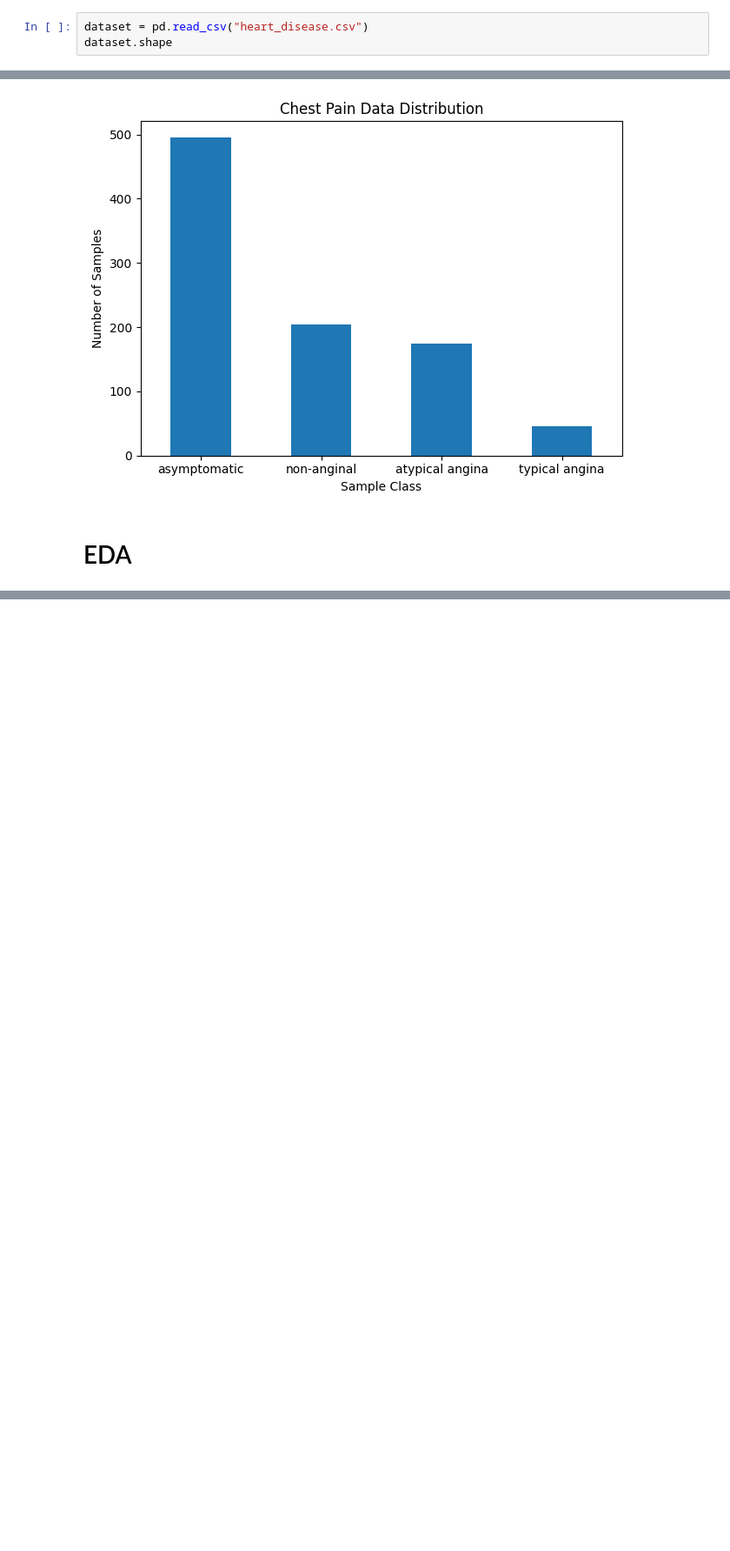
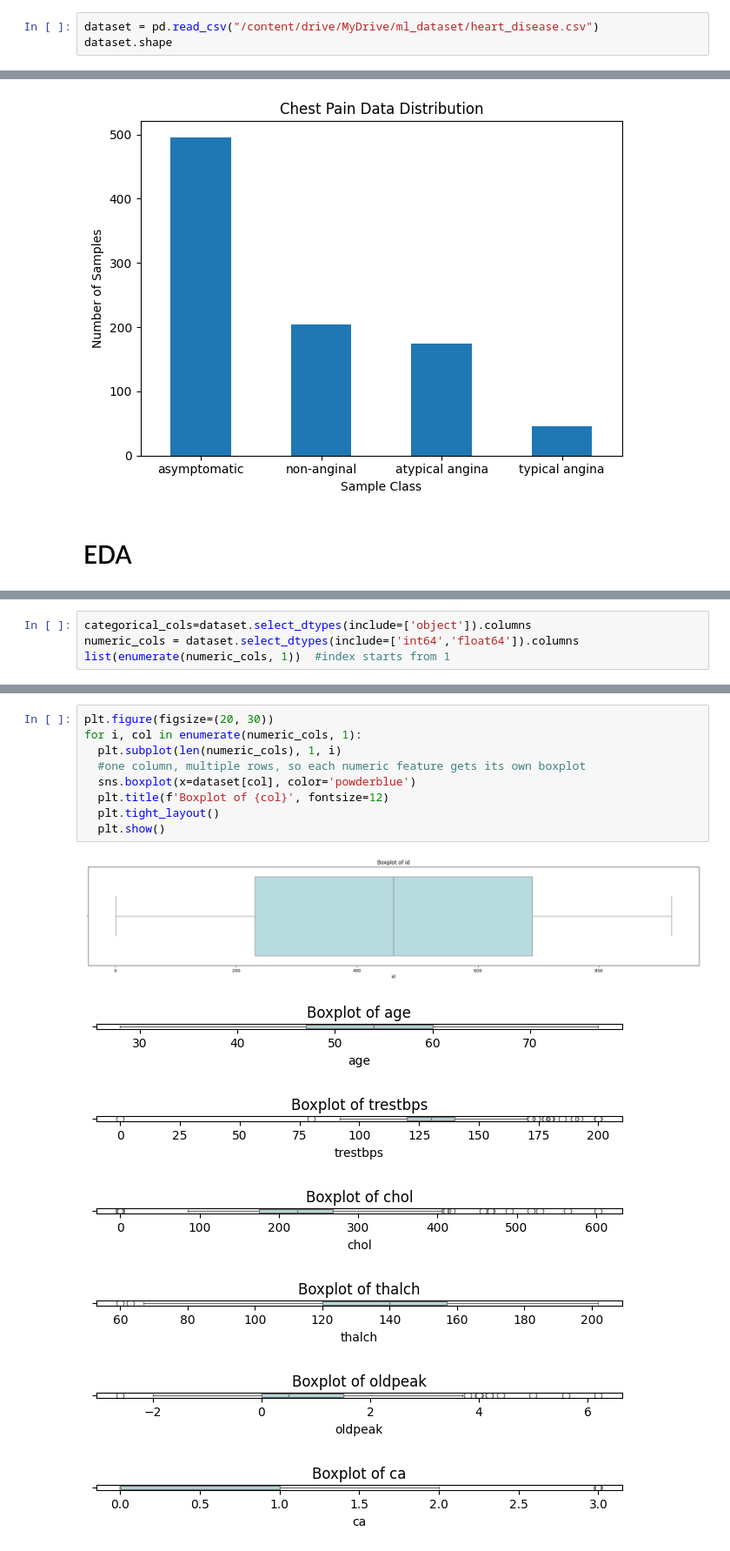
Before and after one commit to AdibOmi/Heart-Disease-ML-Analysis, a Jupyter notebook: Heart_Disease_Analysis.ipynb, the cells around one changed output, grey strips where cells are left out. Shown at 87% size. Saved outputs shown, nothing was run; the diff lists cells and outputs as text; blank space fills up the shorter version.

```diff
--- a/Heart_Disease_Analysis.ipynb
+++ b/Heart_Disease_Analysis.ipynb
@@ -9,5 +14,5 @@ import seaborn as sns
 # %%
-dataset = pd.read_csv("heart_disease.csv")
+dataset = pd.read_csv("/content/drive/MyDrive/ml_dataset/heart_disease.csv")
 dataset.shape
 # %% [output]
 (920, 16)
@@ -114,0 +128,4 @@ plt.show()
+# %%
+categorical_cols=dataset.select_dtypes(include=['object']).columns
+numeric_cols = dataset.select_dtypes(include=['int64','float64']).columns
+list(enumerate(numeric_cols, 1))  #index starts from 1
@@ -114,0 +141,17 @@ plt.show()
+# %%
+plt.figure(figsize=(20, 30))
+for i, col in enumerate(numeric_cols, 1):
+  plt.subplot(len(numeric_cols), 1, i)
+  #one column, multiple rows, so each numeric feature gets its own boxplot
+  sns.boxplot(x=dataset[col], color='powderblue')
+  plt.title(f'Boxplot of {col}', fontsize=12)
+  plt.tight_layout()
+  plt.show()
+# %% [output]
+[figure, added]
+[figure, added]
+[figure, added]
+[figure, added]
+[figure, added]
+[figure, added]
+[figure, added]
```
Also changed, not shown: parts of 5 cells of this notebook.
